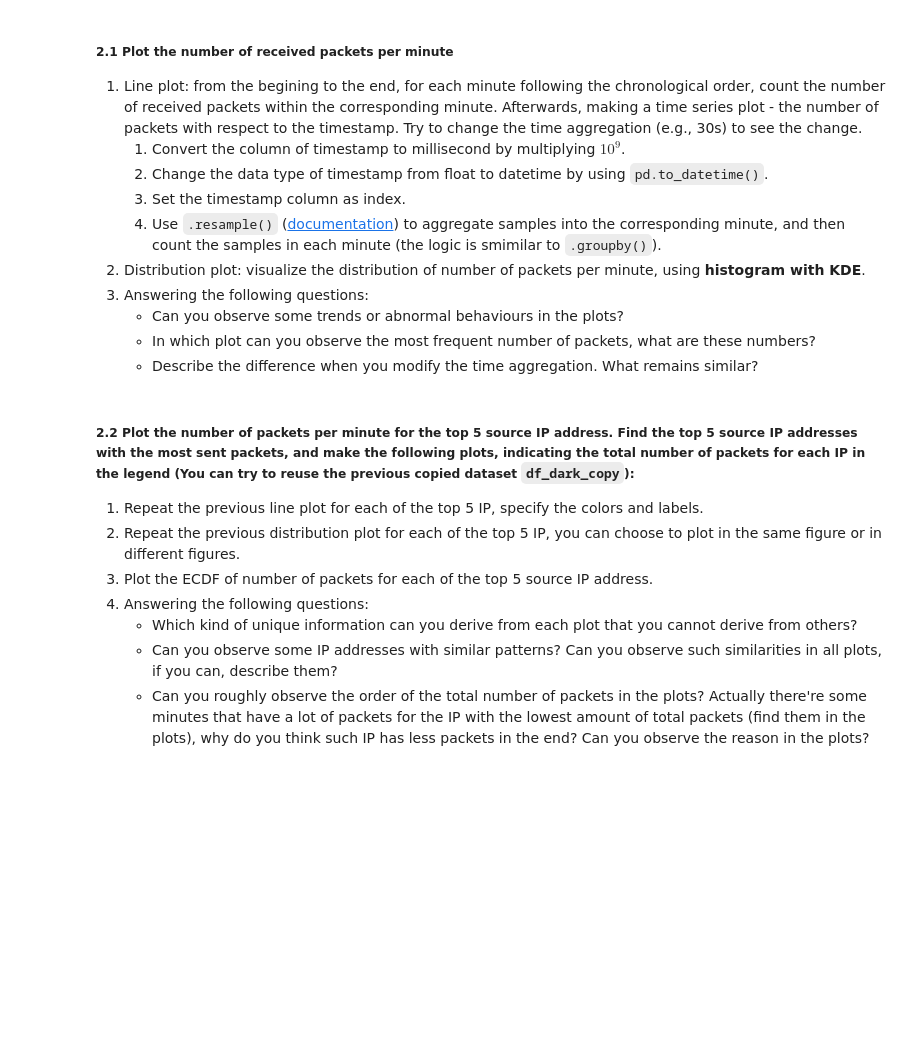
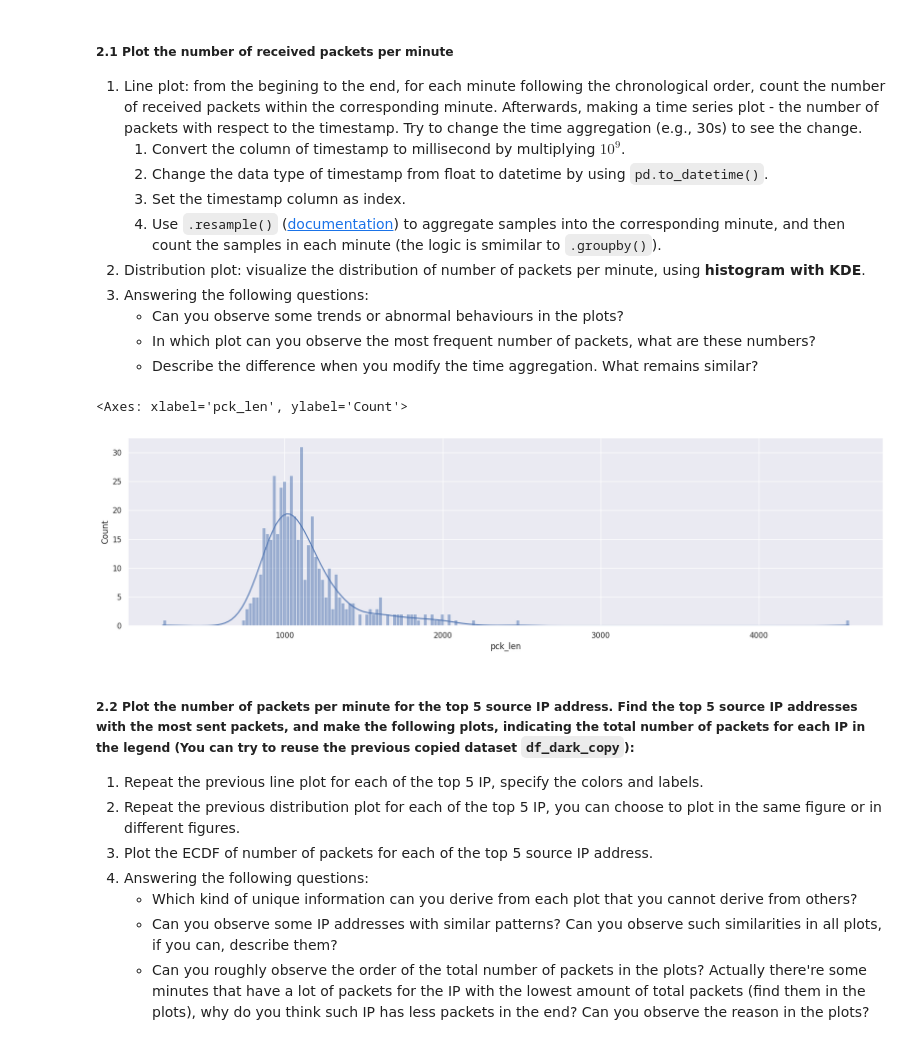
Before and after one commit to eferollo/ML4N, a Jupyter notebook: Labs/LAB4/lab_4.ipynb, the cells around one changed output. Saved outputs shown, nothing was run; the diff lists cells and outputs as text; code cells hidden in the pictures; blank space fills up the shorter version.

```diff
--- a/Labs/LAB4/lab_4.ipynb
+++ b/Labs/LAB4/lab_4.ipynb
@@ -392,7 +352,22 @@ df_dark
     - In which plot can you observe the most frequent number of packets, what are these numbers?
     - Describe the difference when you modify the time aggregation. What remains similar?
 # %%
-# Your answer here
+#df_dark['ts']=df_dark['ts']*10**9
+#df_dark['ts']=pd.to_datetime(df_dark['ts'])
+#df_dark=df_dark.set_index(['ts'])
+df_res = df_dark.resample('T').count()
+sns.set(rc={'figure.figsize':(20,5)})
+
+sns.histplot(
+    data = df_res,
+    x = 'pck_len', # the column you want to check
+    #hue = "ts", # check the distribution of different flow types
+    kde = True,
+    bins = 200
+)
+# %% [output]
+<Axes: xlabel='pck_len', ylabel='Count'>
+[figure, added]
 # %% [markdown]
 ##### 2.2 Plot the number of packets per minute for the top 5 source IP address. Find the top 5 source IP addresses with the most sent packets, and make the following plots, indicating the total number of packets for each IP in the legend (You can try to reuse the previous copied dataset `df_dark_copy`):
 1. Repeat the previous line plot for each of the top 5 IP, specify the colors and labels.
```
Also changed, not shown: parts of 17 cells of this notebook.
